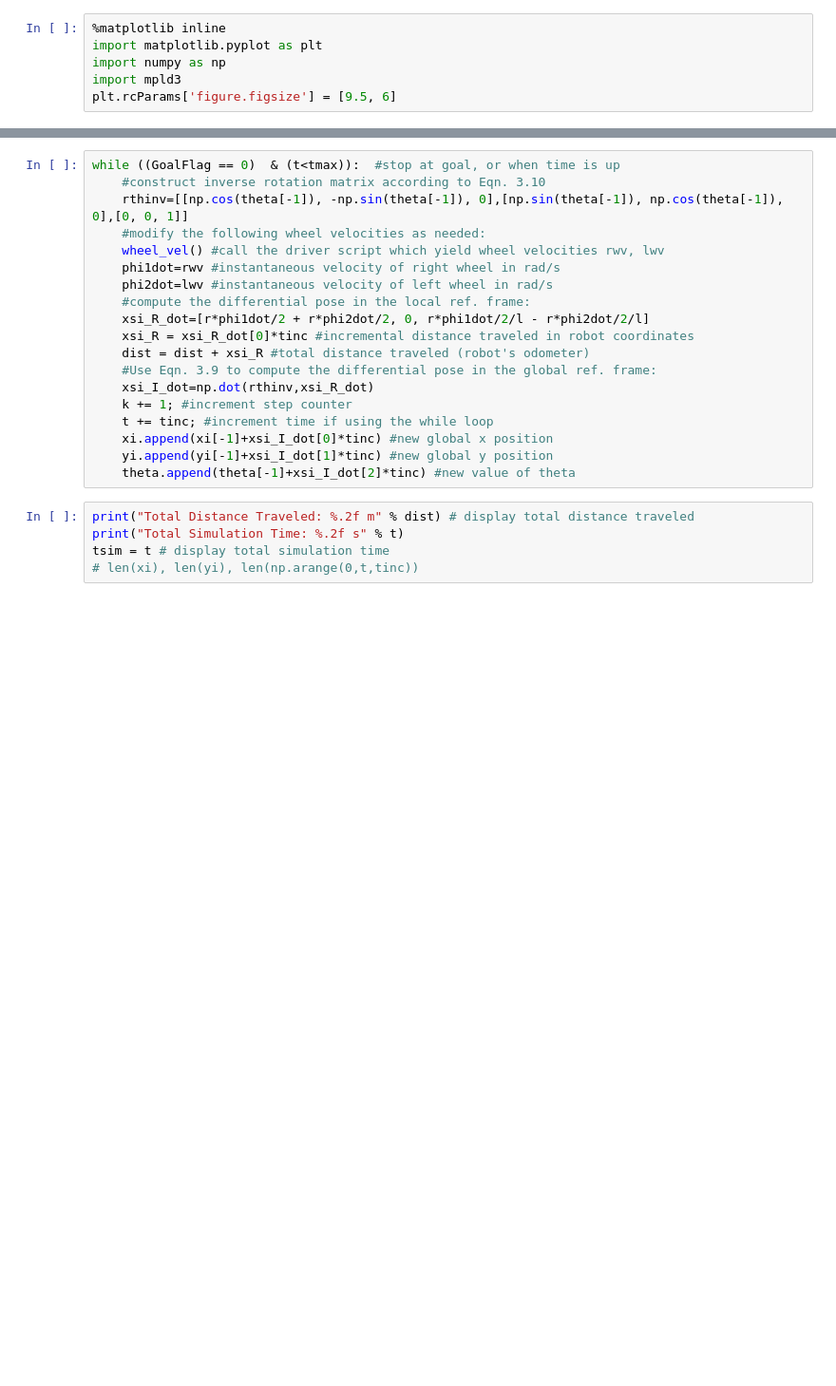
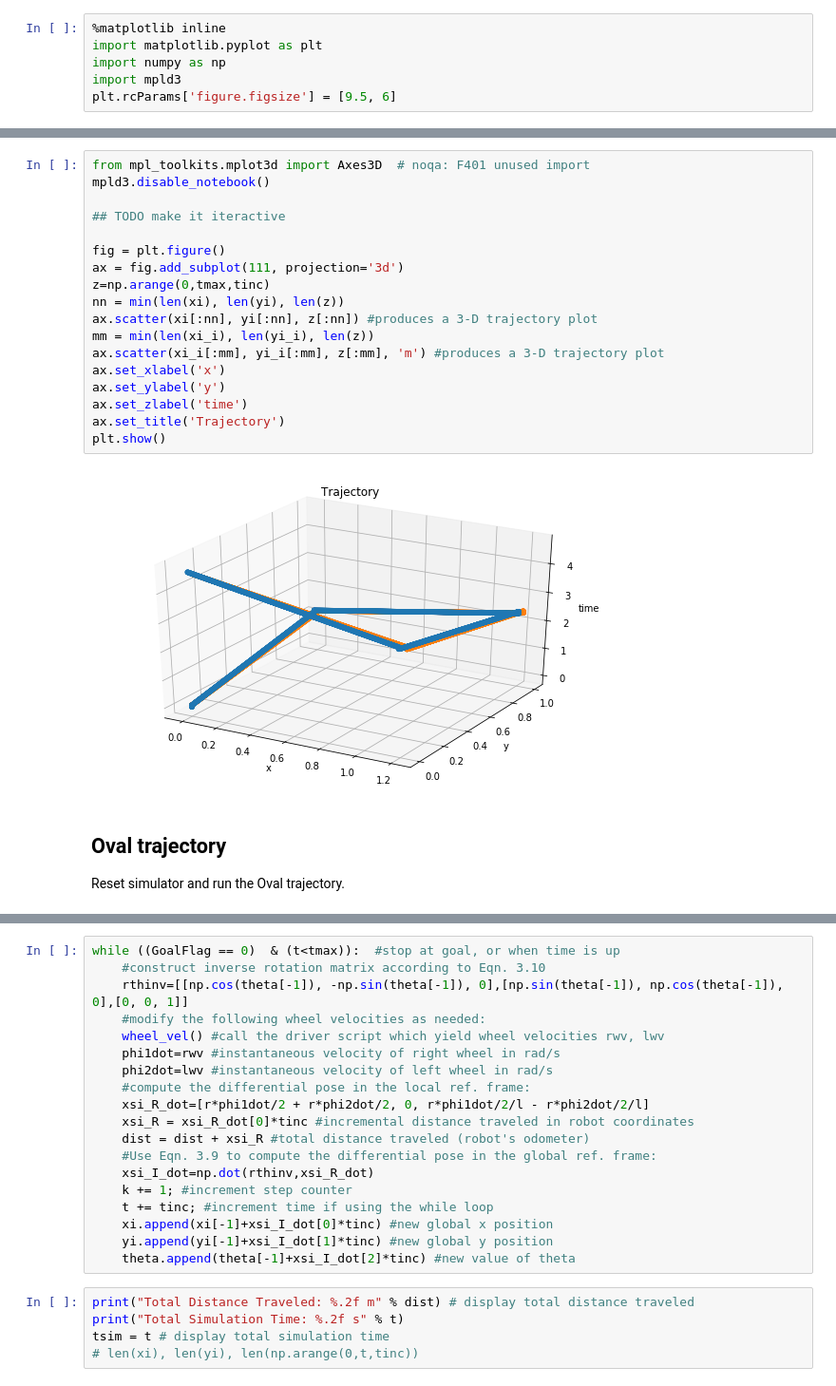
Before and after one commit to rafaelbidese/ddmr-simulator, a Jupyter notebook: ddmr_simulator.ipynb, the cells around one changed output, grey strips where cells are left out. Shown at 95% size. Drawn from its saved outputs; the diff is of its cells as text; blank space fills up the shorter version.

```diff
--- a/ddmr_simulator.ipynb
+++ b/ddmr_simulator.ipynb
@@ -74,0 +169,24 @@ def wheel_vel():
+# %%
+from mpl_toolkits.mplot3d import Axes3D  # noqa: F401 unused import
+mpld3.disable_notebook()
+
+## TODO make it iteractive
+
+fig = plt.figure()
+ax = fig.add_subplot(111, projection='3d')
+z=np.arange(0,tmax,tinc)
+nn = min(len(xi), len(yi), len(z))
+ax.scatter(xi[:nn], yi[:nn], z[:nn]) #produces a 3-D trajectory plot
+mm = min(len(xi_i), len(yi_i), len(z))
+ax.scatter(xi_i[:mm], yi_i[:mm], z[:mm], 'm') #produces a 3-D trajectory plot
+ax.set_xlabel('x')
+ax.set_ylabel('y')
+ax.set_zlabel('time')
+ax.set_title('Trajectory')
+plt.show()
+# %% [output]
+[figure, added]
+# %% [markdown]
+## Oval trajectory
+
+Reset simulator and run the Oval trajectory.
```
Also changed, not shown: parts of 13 cells of this notebook.
